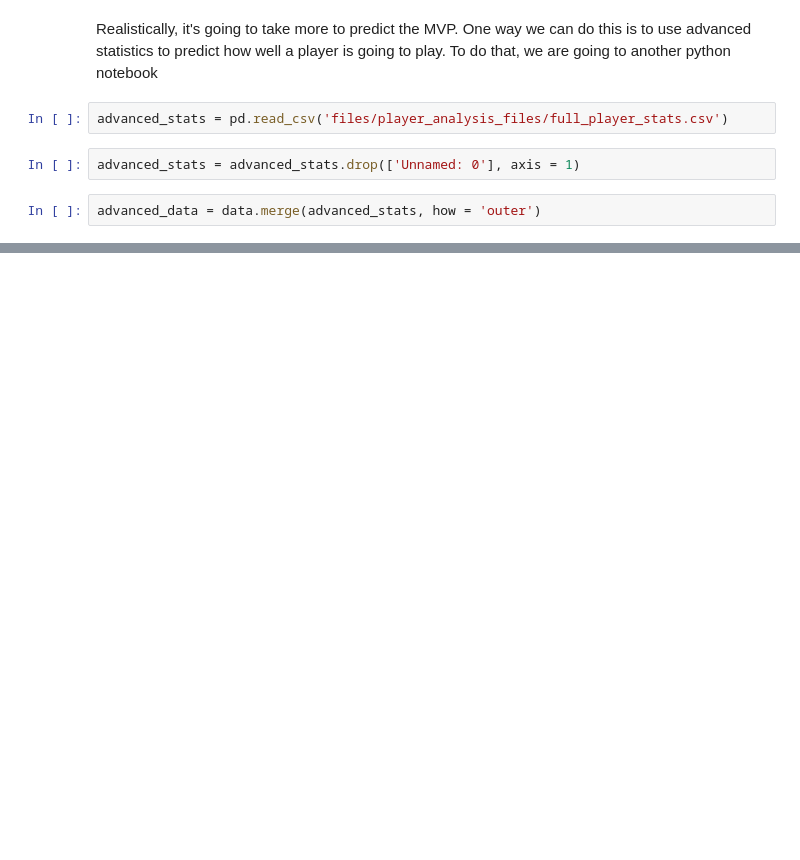
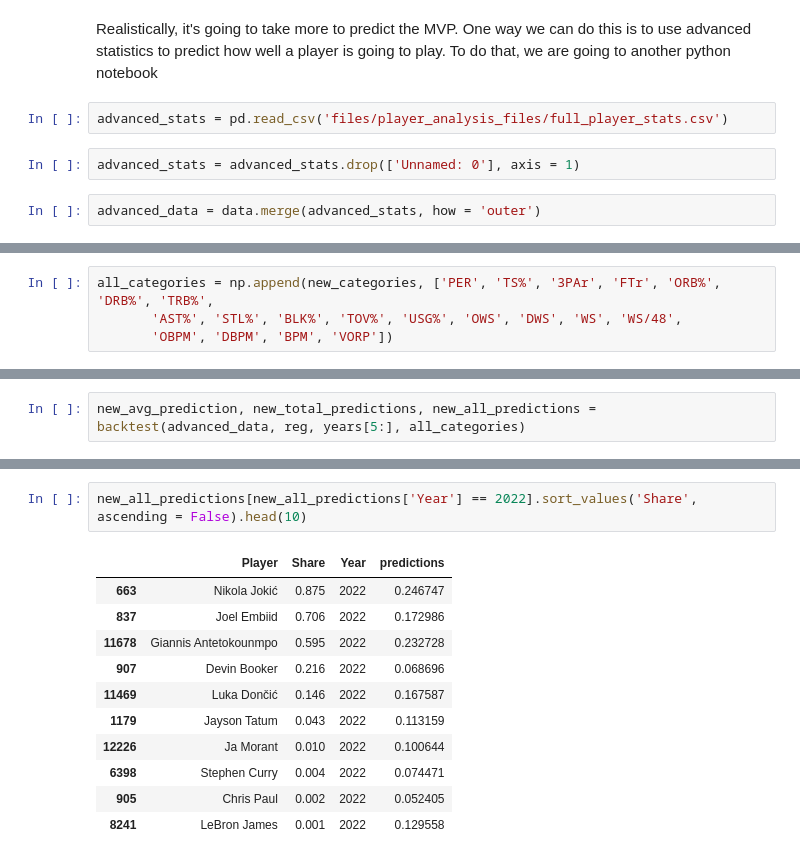
Before and after one commit to kev374k/Hardwood_Convergence, a Jupyter notebook: machine_learning.ipynb, the cells around one changed output, grey strips where cells are left out. Drawn from its saved outputs; the diff is of its cells as text; blank space fills up the shorter version.

```diff
--- a/machine_learning.ipynb
+++ b/machine_learning.ipynb
@@ -522,0 +469,4 @@ array(['Age', 'G', 'GS', 'MP', 'FG', 'FGA', 'FG%', '3P', '3PA', '3P%',
+# %%
+all_categories = np.append(new_categories, ['PER', 'TS%', '3PAr', 'FTr', 'ORB%', 'DRB%', 'TRB%',
+       'AST%', 'STL%', 'BLK%', 'TOV%', 'USG%', 'OWS', 'DWS', 'WS', 'WS/48',
+       'OBPM', 'DBPM', 'BPM', 'VORP'])
@@ -522,0 +483,2 @@ array(['Age', 'G', 'GS', 'MP', 'FG', 'FGA', 'FG%', '3P', '3PA', '3P%',
+# %%
+new_avg_prediction, new_total_predictions, new_all_predictions = backtest(advanced_data, reg, years[5:], all_categories)
@@ -522,0 +509,14 @@ array(['Age', 'G', 'GS', 'MP', 'FG', 'FGA', 'FG%', '3P', '3PA', '3P%',
+# %%
+new_all_predictions[new_all_predictions['Year'] == 2022].sort_values('Share', ascending = False).head(10)
+# %% [output]
+|  | Player | Share | Year | predictions |
+| 663 | Nikola Jokić | 0.875 | 2022 | 0.246747 |
+| 837 | Joel Embiid | 0.706 | 2022 | 0.172986 |
+| 11678 | Giannis Antetokounmpo | 0.595 | 2022 | 0.232728 |
+| 907 | Devin Booker | 0.216 | 2022 | 0.068696 |
+| 11469 | Luka Dončić | 0.146 | 2022 | 0.167587 |
+| 1179 | Jayson Tatum | 0.043 | 2022 | 0.113159 |
+| 12226 | Ja Morant | 0.010 | 2022 | 0.100644 |
+| 6398 | Stephen Curry | 0.004 | 2022 | 0.074471 |
+| 905 | Chris Paul | 0.002 | 2022 | 0.052405 |
+| 8241 | LeBron James | 0.001 | 2022 | 0.129558 |
```
Also changed, not shown: parts of 30 cells of this notebook, 2 other files.
